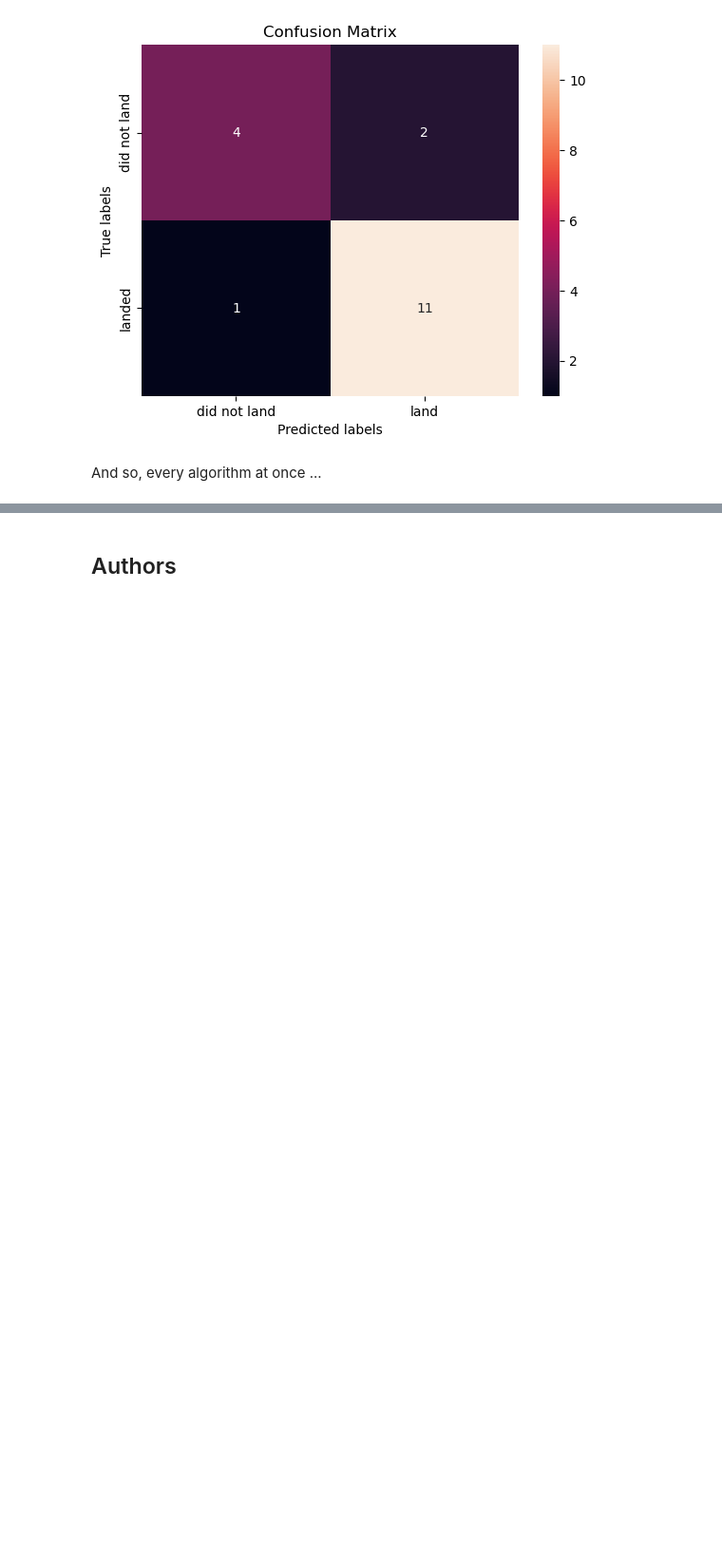
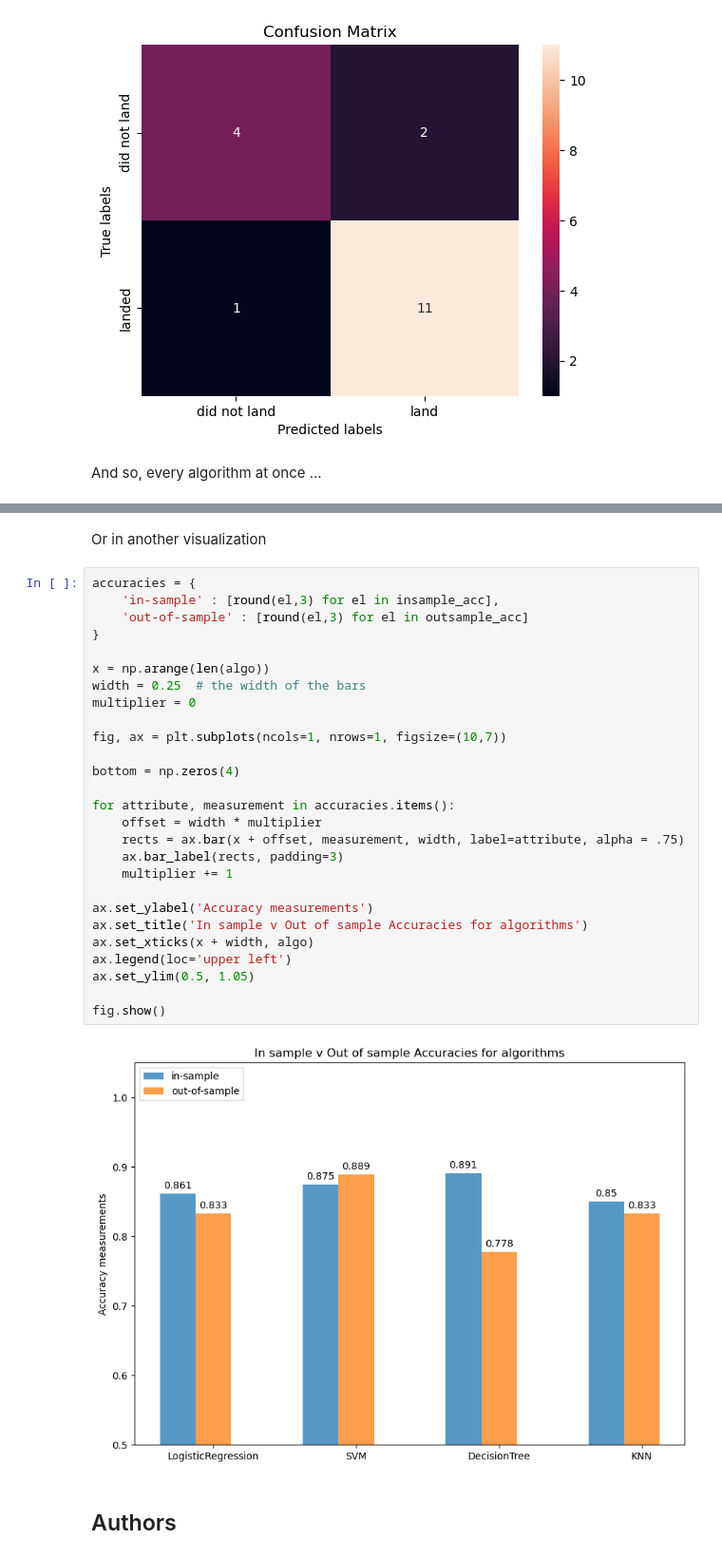
Before and after one commit to DrBlancoPortals/IBM_DS_Capstone, a Jupyter notebook: SpaceX_Machine Learning Prediction_Part_5.ipynb, the cells around one changed output, grey strips where cells are left out. Shown at 95% size. Drawn from its saved outputs; the diff is of its cells as text; blank space fills up the shorter version.

```diff
--- a/SpaceX_Machine Learning Prediction_Part_5.ipynb
+++ b/SpaceX_Machine Learning Prediction_Part_5.ipynb
@@ -855,3 +894,34 @@ for i,ax in enumerate(axes.flatten()):
+# %% [markdown]
+Or in another visualization
+# %%
+accuracies = {
+    'in-sample' : [round(el,3) for el in insample_acc],
+    'out-of-sample' : [round(el,3) for el in outsample_acc]
+}
+
+x = np.arange(len(algo))
+width = 0.25  # the width of the bars
+multiplier = 0
+
+fig, ax = plt.subplots(ncols=1, nrows=1, figsize=(10,7))
+
+bottom = np.zeros(4)
+
+for attribute, measurement in accuracies.items():
+    offset = width * multiplier
+    rects = ax.bar(x + offset, measurement, width, label=attribute, alpha = .75)
+    ax.bar_label(rects, padding=3)
+    multiplier += 1
+
+ax.set_ylabel('Accuracy measurements')
+ax.set_title('In sample v Out of sample Accuracies for algorithms')
+ax.set_xticks(x + width, algo)
+ax.legend(loc='upper left')
+ax.set_ylim(0.5, 1.05)
+
+fig.show()
+# %% [output]
+[figure, added]
 # %% [markdown]
 ## Authors
 # %% [markdown]
```
Also changed, not shown: parts of 21 cells of this notebook, 3 other files.
